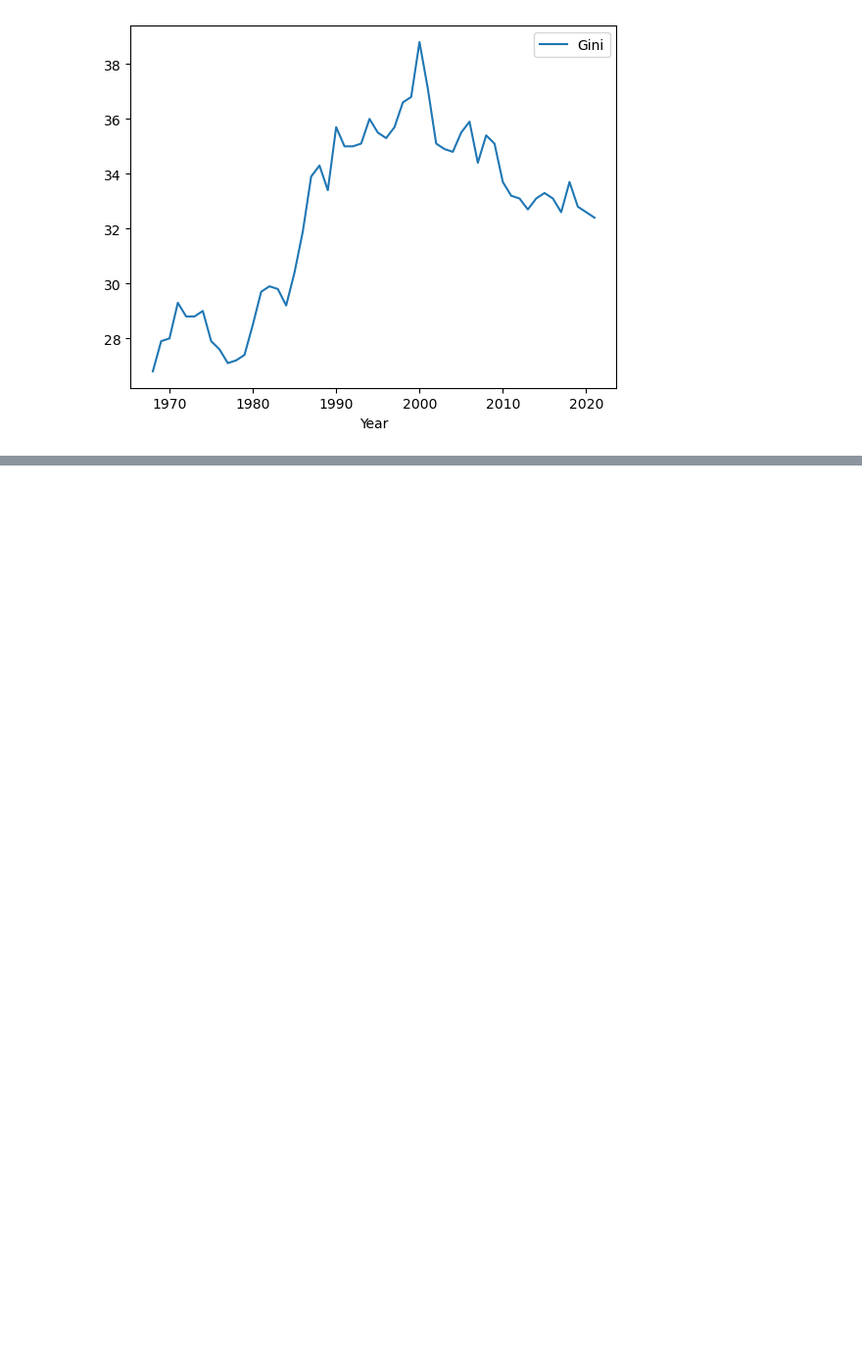
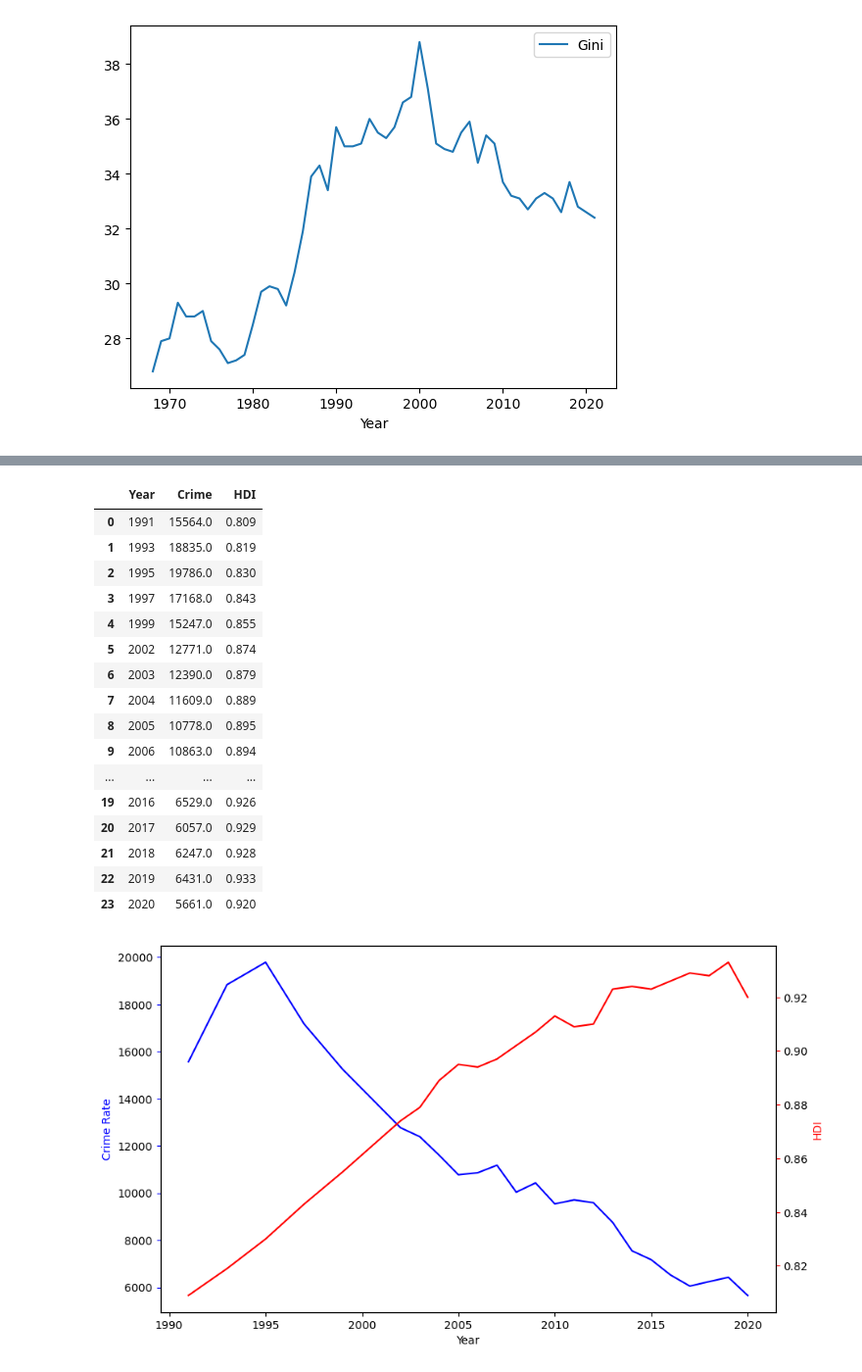
Before and after one commit to blueron05/730049432, a Jupyter notebook: projectCode.ipynb, the cells around one changed output, grey strips where cells are left out. Shown: that part at 98% size. Cells and saved outputs as stored; diff of their text form; code cells hidden in the pictures; blank space fills up the shorter version.

```diff
--- a/projectCode.ipynb
+++ b/projectCode.ipynb
@@ -218,0 +280,37 @@ CrimeUKdf
+# %%
+
+crimehdiuk = pd.merge(CrimeUKdf, HDIUKdf, on="Year")
+crimehdiuk
+fig, ax1 = plt.subplots(figsize=(10, 6))
+
+ax1.set_xlabel("Year")
+ax1.set_ylabel("Crime Rate", color = "blue")
+ax1.plot(crimehdiuk["Year"], crimehdiuk["Crime"], color = "blue", label = "Crime")
+ax1.tick_params(axis="y", color = "blue")
+
+ax2 = ax1.twinx()
+
+ax2.set_ylabel("HDI", color = "red")
+ax2.plot(crimehdiuk["Year"], crimehdiuk[" HDI"], color = "red", label="HDI")
+ax2.tick_params(axis="y", color = "red")
+crimehdiuk
+crimehdiuk
+# %% [output]
+|  | Year | Crime | HDI |
+| 0 | 1991 | 15564.0 | 0.809 |
+| 1 | 1993 | 18835.0 | 0.819 |
+| 2 | 1995 | 19786.0 | 0.830 |
+| 3 | 1997 | 17168.0 | 0.843 |
+| 4 | 1999 | 15247.0 | 0.855 |
+| 5 | 2002 | 12771.0 | 0.874 |
+| 6 | 2003 | 12390.0 | 0.879 |
+| 7 | 2004 | 11609.0 | 0.889 |
+| 8 | 2005 | 10778.0 | 0.895 |
+| 9 | 2006 | 10863.0 | 0.894 |
+| ... | ... | ... | ... |
+| 19 | 2016 | 6529.0 | 0.926 |
+| 20 | 2017 | 6057.0 | 0.929 |
+| 21 | 2018 | 6247.0 | 0.928 |
+| 22 | 2019 | 6431.0 | 0.933 |
+| 23 | 2020 | 5661.0 | 0.920 |
+[figure, added]
```
Also changed, not shown: parts of 13 cells of this notebook, 10 other files.
